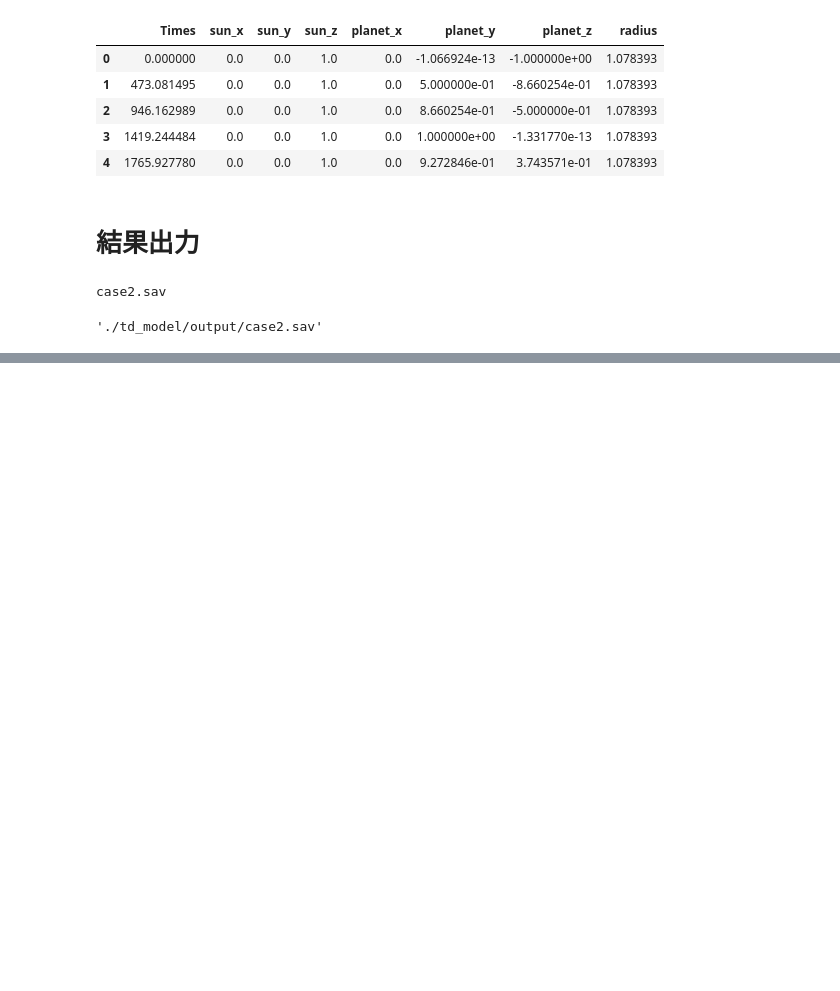
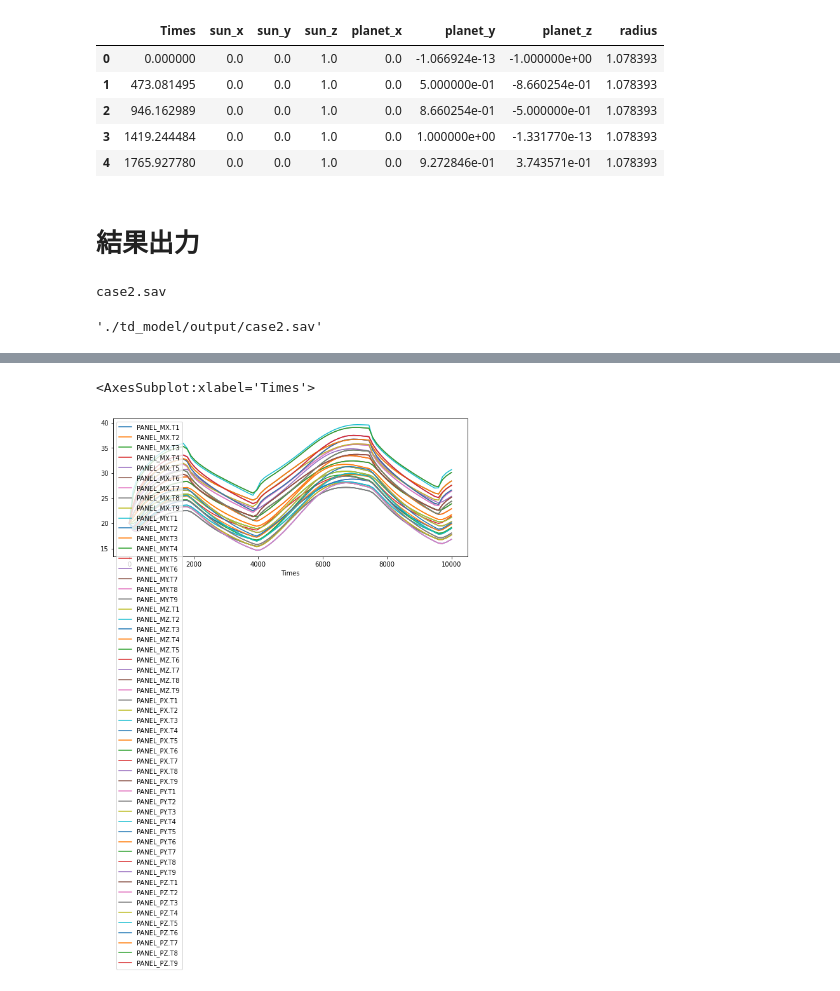
Before and after one commit to nishitomo206/pyopentd, a Jupyter notebook: sample/sample.ipynb, the cells around one changed output, grey strips where cells are left out. Cells and saved outputs as stored; diff of their text form; code cells hidden in the pictures; blank space fills up the shorter version.

```diff
--- a/sample/sample.ipynb
+++ b/sample/sample.ipynb
@@ -105,0 +105,8 @@ df
+# %%
+t_list = [s for s in df.columns if '.T' in s]
+t_list = [s for s in t_list if not 'CHAMBER' in s]
+t_list.remove('SPACE.T1')
+df[['Times']+t_list].plot(x='Times', figsize=(10,4))
+# %% [output]
+<AxesSubplot:xlabel='Times'>
+[figure, added]
```
Also changed, not shown: parts of 1 cell of this notebook, 1 other file.
